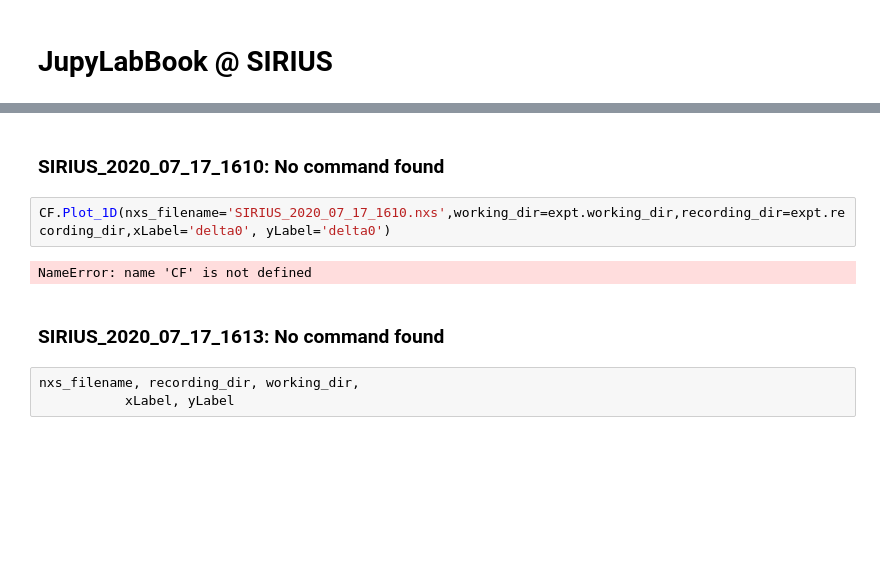
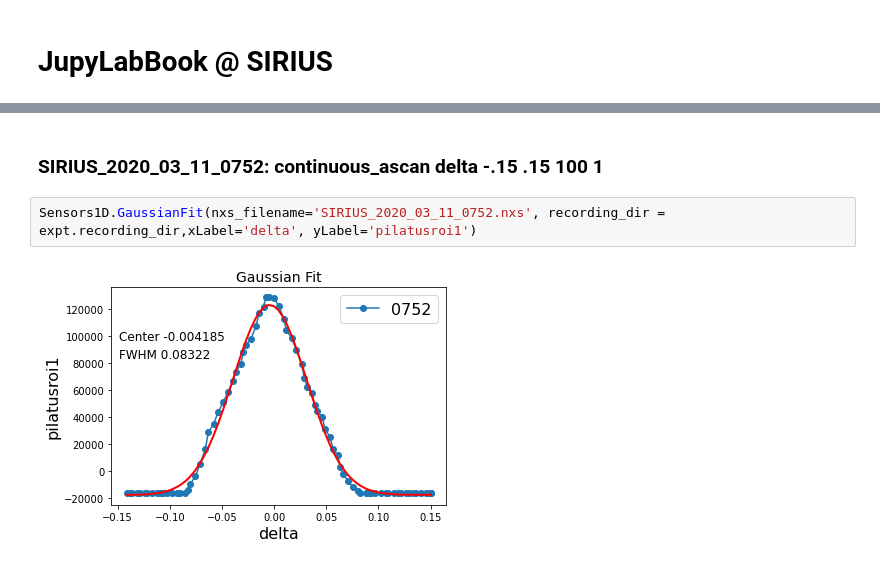
Before and after one commit to ArnaudHemmerle/JupyLabBook, a Jupyter notebook: JupyLabBook.ipynb, the cells around one changed output, grey strips where cells are left out. Cells and saved outputs as stored; diff of their text form; blank space fills up the shorter version.

Commit message:
Rewrite Plot1D functions

```diff
--- a/JupyLabBook.ipynb
+++ b/JupyLabBook.ipynb
@@ -68,15 +68,10 @@ recording/
 The log files should be in the folder:
 logs/
 [interactive output not drawn]
-# %% [markdown]
-### SIRIUS_2020_07_17_1610: No command found
+# %% [markdown]
+### SIRIUS_2020_03_11_0752: continuous_ascan delta -.15 .15 100 1
 # %%
-CF.Plot_1D(nxs_filename='SIRIUS_2020_07_17_1610.nxs',working_dir=expt.working_dir,recording_dir=expt.recording_dir,xLabel='delta0', yLabel='delta0')
+Sensors1D.GaussianFit(nxs_filename='SIRIUS_2020_03_11_0752.nxs', recording_dir = expt.recording_dir,xLabel='delta', yLabel='pilatusroi1')
 # %% [output]
-NameError: name 'CF' is not defined
+[figure, added]
-# %% [markdown]
-### SIRIUS_2020_07_17_1613: No command found
-# %%
-nxs_filename, recording_dir, working_dir,
-           xLabel, yLabel
 # %%
```
Also changed, not shown: parts of 9 cells of this notebook, 9 other files.
